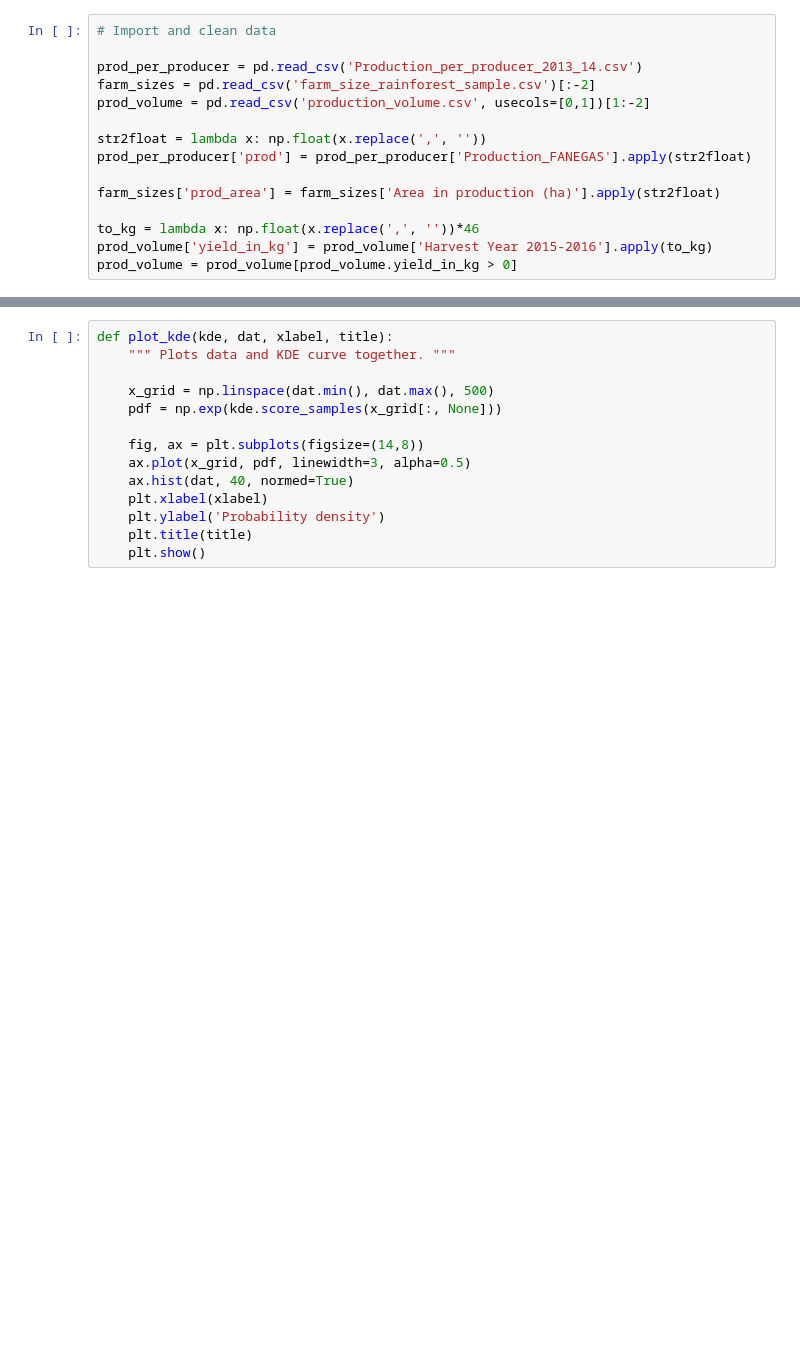
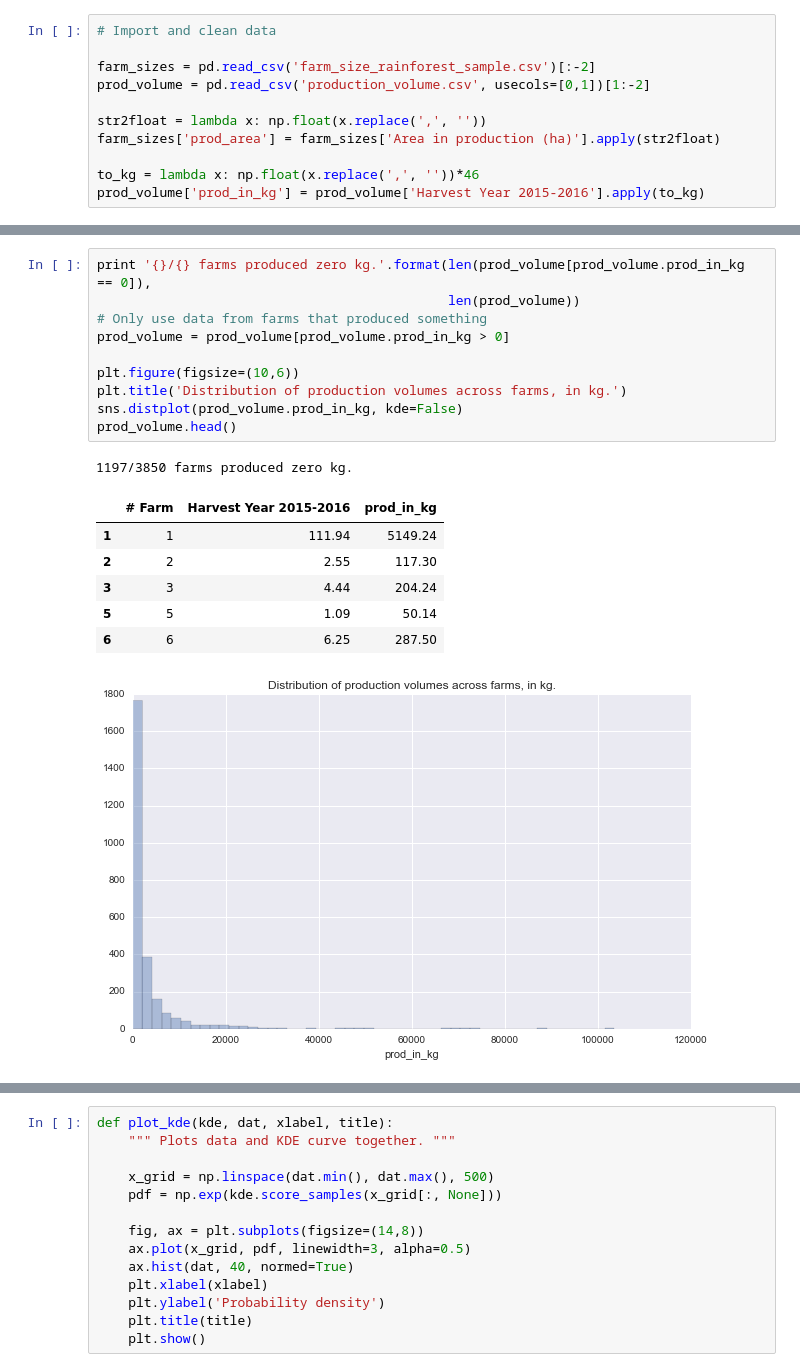
Before and after one commit to ilyaaltshteyn/coffee, a Jupyter notebook: enveritas_challenge.ipynb, the cells around one changed output, grey strips where cells are left out. Drawn from its saved outputs; the diff is of its cells as text; blank space fills up the shorter version.

```diff
--- a/enveritas_challenge.ipynb
+++ b/enveritas_challenge.ipynb
@@ -12,15 +14,11 @@ from scipy.integrate import trapz # trapezoidal rule to compute integral
 # %%
 # Import and clean data
 
-prod_per_producer = pd.read_csv('Production_per_producer_2013_14.csv')
 farm_sizes = pd.read_csv('farm_size_rainforest_sample.csv')[:-2]
 prod_volume = pd.read_csv('production_volume.csv', usecols=[0,1])[1:-2]
 
 str2float = lambda x: np.float(x.replace(',', ''))
-prod_per_producer['prod'] = prod_per_producer['Production_FANEGAS'].apply(str2float)
-
 farm_sizes['prod_area'] = farm_sizes['Area in production (ha)'].apply(str2float)
 
 to_kg = lambda x: np.float(x.replace(',', ''))*46
-prod_volume['yield_in_kg'] = prod_volume['Harvest Year 2015-2016'].apply(to_kg)
-prod_volume = prod_volume[prod_volume.yield_in_kg > 0]
+prod_volume['prod_in_kg'] = prod_volume['Harvest Year 2015-2016'].apply(to_kg)
@@ -27,2 +71,21 @@ prod_volume = prod_volume[prod_volume.yield_in_kg > 0]
+# %%
+print '{}/{} farms produced zero kg.'.format(len(prod_volume[prod_volume.prod_in_kg == 0]),
+                                             len(prod_volume))
+# Only use data from farms that produced something
+prod_volume = prod_volume[prod_volume.prod_in_kg > 0]
+
+plt.figure(figsize=(10,6))
+plt.title('Distribution of production volumes across farms, in kg.')
+sns.distplot(prod_volume.prod_in_kg, kde=False)
+prod_volume.head()
+# %% [output]
+1197/3850 farms produced zero kg.
+|  | # Farm | Harvest Year 2015-2016 | prod_in_kg |
+| 1 | 1 | 111.94 | 5149.24 |
+| 2 | 2 | 2.55 | 117.30 |
+| 3 | 3 | 4.44 | 204.24 |
+| 5 | 5 | 1.09 | 50.14 |
+| 6 | 6 | 6.25 | 287.50 |
+[figure, added]
 # %%
 def best_kde(dat):
```
Also changed, not shown: parts of 10 cells of this notebook.
